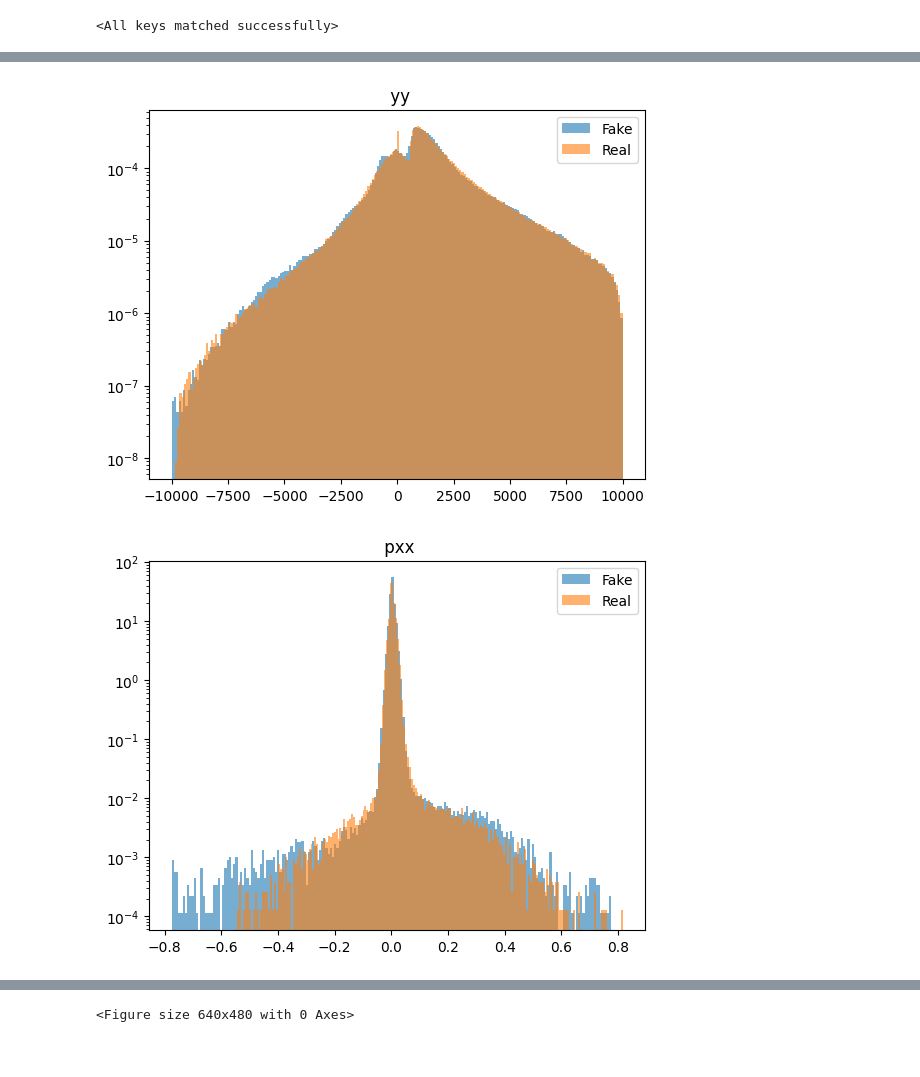
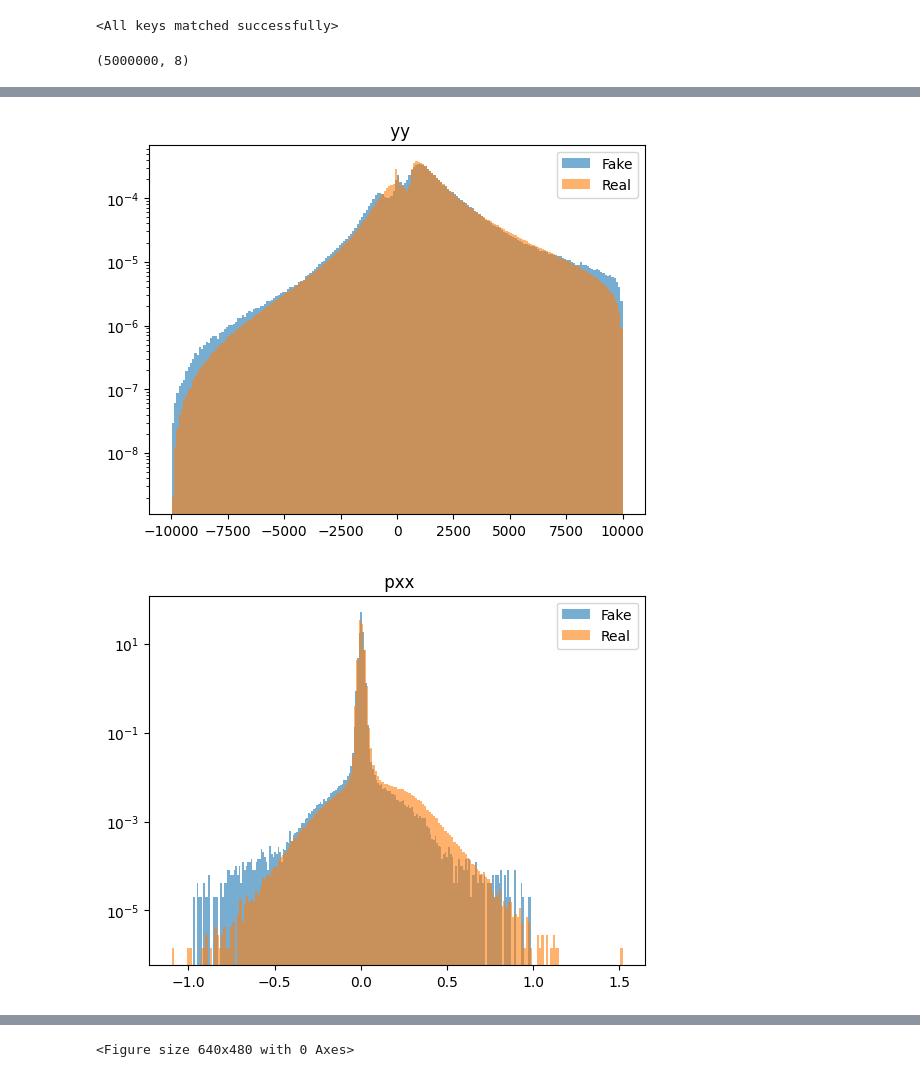
Before and after one commit to Alonl14/ML_Project, a Jupyter notebook: LUXE_GAN.ipynb, the cells around one changed output, grey strips where cells are left out. Saved outputs shown, nothing was run; the diff lists cells and outputs as text; code cells hidden in the pictures.

```diff
--- a/LUXE_GAN.ipynb
+++ b/LUXE_GAN.ipynb
@@ -99,11 +163,13 @@ def plot_correlations(x,y,xlabel,ylabel,bins=[400,400],loglog=False,Xlim=None,Yl
   plt.show()
 # %%
 def plots(df):
-  Xbin = np.linspace(-2000,600,400)
-  Ybin = np.linspace(-2000,600,400)
-  plot_correlations(df[' xx'],df[' yy'],'x[mm]','y[mm]',bins = [Xbin,Ybin])
+  Xbin = np.linspace(-10000,10000,400)
+  Ybin = np.linspace(-10000,10000,400)
+  # plot_correlations(np.log((df[' xx']+10000)/df[' eneg']),np.log((df[' yy']+10000)/df[' eneg']),'x[mm]','y[mm]') # ,bins = [Xbin,Ybin]
+  # original -
+  plot_correlations(df[' xx'],df[' yy'],'x[mm]','y[mm]') # ,bins = [Xbin,Ybin]
   Ebin = 10**np.linspace(-7,0,400)
   Tbin = 10**np.linspace(1, 8,400)
-  #plot_correlations(df[' time'],df[' eneg'],'t[ns]','E[GeV]' ,bins = [Tbin,Ebin], loglog=True)
-  #plot_correlations(df[' rx'],df['theta'],'r [mm]','theta_p [rad]')
+  plot_correlations(df[' time'],df[' eneg'],'t[ns]','E[GeV]' ,bins = [Tbin,Ebin], loglog=True)
+  # plot_correlations(df[' rx'],df['theta'],'r [mm]','theta_p [rad]')
   #plot_correlations(df[' phi_p'],df[' phi_x'],'phi_p [rad]','phi_x [rad]')
@@ -112,8 +183,8 @@ def transform(df, dataset, fake_p):
     norm_param_list = [' rx',' xx',' yy',' rp',' phi_p',' pzz',' eneg',' time']
     A_p = dataset.quantiles.inverse_transform(fake_p)
     A_p[:,0] = A_p[:,0]**2
-    A_p[:,1] = np.exp(A_p[:,1])*A_p[:,0]
-    A_p[:,2] = np.exp(A_p[:,2])*A_p[:,0]
+    # A_p[:,1] = np.exp(A_p[:,1])*A_p[:,0]
+    # A_p[:,2] = np.exp(A_p[:,2])*A_p[:,0]
     for i in range(len(norm_param_list)):
         max = dataset.norm['max'][norm_param_list[i]]
         min = dataset.norm['min'][norm_param_list[i]]
@@ -122,8 +193,10 @@ def transform(df, dataset, fake_p):
         elif i==5:
             A_p[:,i] = np.sqrt((A_p[:,i]**(-1)-1)*15)
             df[norm_param_list[i]] = max - (max-min)*np.exp(-A_p[:,i])
-        elif i in [0,1,2,4]:
+        elif i in [0,4]:
             df[norm_param_list[i]] = min + (max-min)*A_p[:,i]
+        elif i in [1,2]:
+            df[norm_param_list[i]] = min + (max-min)*(np.exp(A_p[:,i]-A_p[:,6]))
     df[' phi_x'] = np.arctan2(df[' yy'],df[' xx'])+np.pi
     df[' xx'] = df[' rx']*np.cos(df[' phi_x']-np.pi)
     df[' yy'] = df[' rx']*np.sin(df[' phi_x']-np.pi)
@@ -198,7 +267,7 @@ for epoch in tqdm.tqdm_notebook(range(num_epochs), desc=' epochs', position=0):
 
     if len(G_losses)>0:
         if avg_error_G<G_losses[-1]:
-            torch.save(net_G.state_dict(), 'saved_Gen.pt')
+            torch.save(net_G.state_dict(), 'saved_Gen_loc.pt')
     if np.mod(epoch,10)==0:
         noise = torch.randn(1154756, N_z, device='cpu')
         net_G.eval()
@@ -230,12 +301,13 @@ plt.plot(KL_div[1:])
 # %%
-net_G = Generator.Generator(N_z).to(mps_device)
-net_G.load_state_dict(torch.load('Saved_Gen.pt',map_location=torch.device('cpu')))
+N_z=100
+net_G = Generator.Generator(N_z)
+net_G.load_state_dict(torch.load('Saved_Gen_1M100E.pt',map_location=torch.device('cpu')))
 # %% [output]
 <All keys matched successfully>
 # %%
 fin_param_list = [' xx',' yy',' pxx',' pyy',' pzz',' eneg',' time','theta']
 param_list = [' rx',' xx',' yy',' rp',' phi_p',' pzz',' eneg',' time']
-noise = torch.randn(1154756, N_z, device='cpu')
+noise = torch.randn(5000000, N_z, device='cpu')
 net_G.eval()
 net_G.to('cpu')
 fake_p = net_G(noise).detach().numpy()
@@ -251,3 +323,4 @@ for j in range(len(param_list)):
     plt.legend(["Fake","Real"])
     plt.figure()
 # %% [output]
+(5000000, 8)
@@ -255,2 +328,2 @@ for j in range(len(param_list)):
-[figure, old version]
+[figure, new version]
-[figure, old version]
+[figure, new version]
@@ -262,2 +335,2 @@ for j in range(len(param_list)):
-<Figure size 640x480 with 0 Axes>
+<Figure size 640x480 with 0 Axes>
 # %%
```
Also changed, not shown: parts of 14 cells of this notebook, 2 other files.
